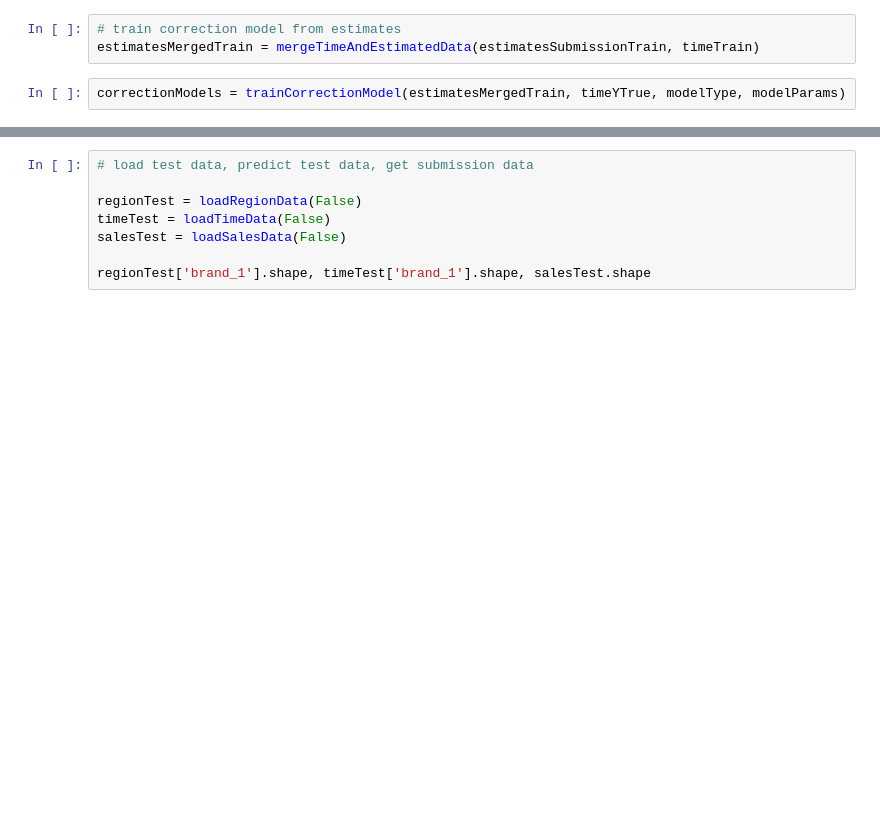
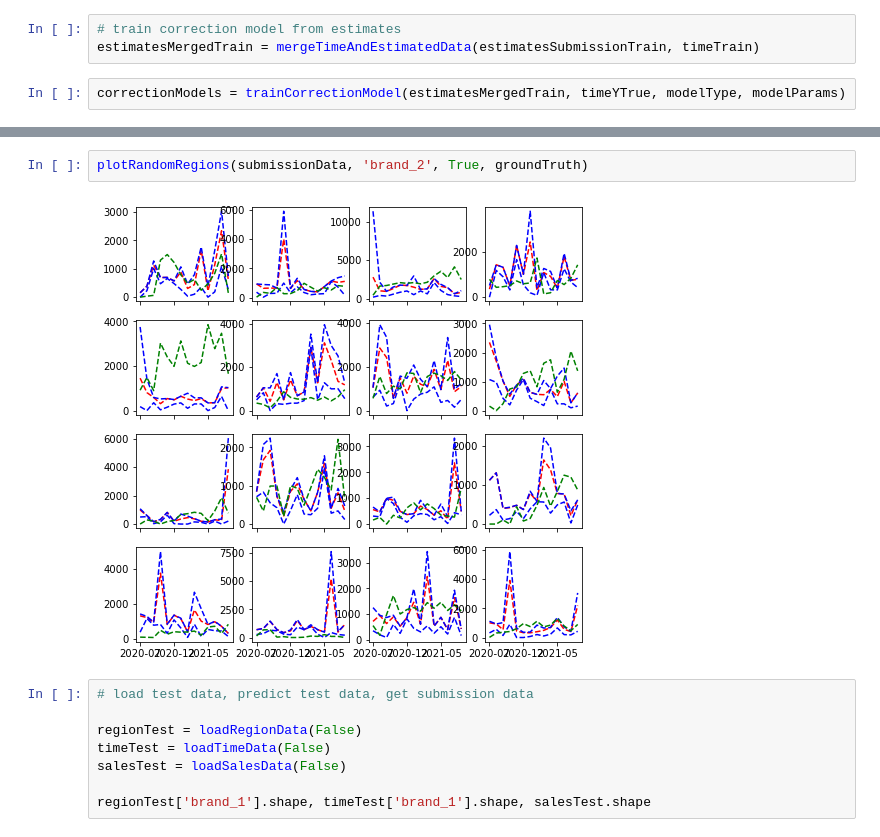
Before and after one commit to StefanKohlbacher/novDatathon, a Jupyter notebook: Time-based-regression.ipynb, the cells around one changed output, grey strips where cells are left out. Drawn from its saved outputs; the diff is of its cells as text; blank space fills up the shorter version.

```diff
--- a/Time-based-regression.ipynb
+++ b/Time-based-regression.ipynb
@@ -372,3 +411,7 @@ score
+# %%
+plotRandomRegions(submissionData, 'brand_2', True, groundTruth)
+# %% [output]
+[figure, added]
 # %%
 # load test data, predict test data, get submission data
 
```
Also changed, not shown: parts of 5 cells of this notebook, 1 other file.
